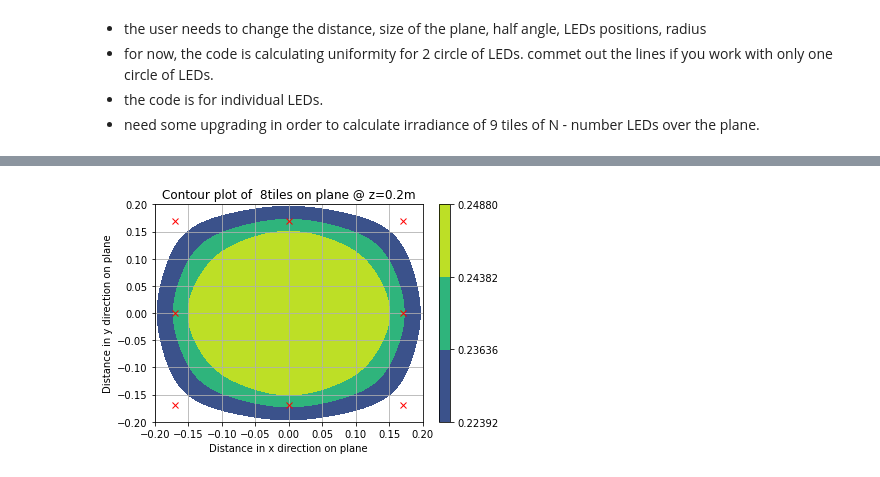
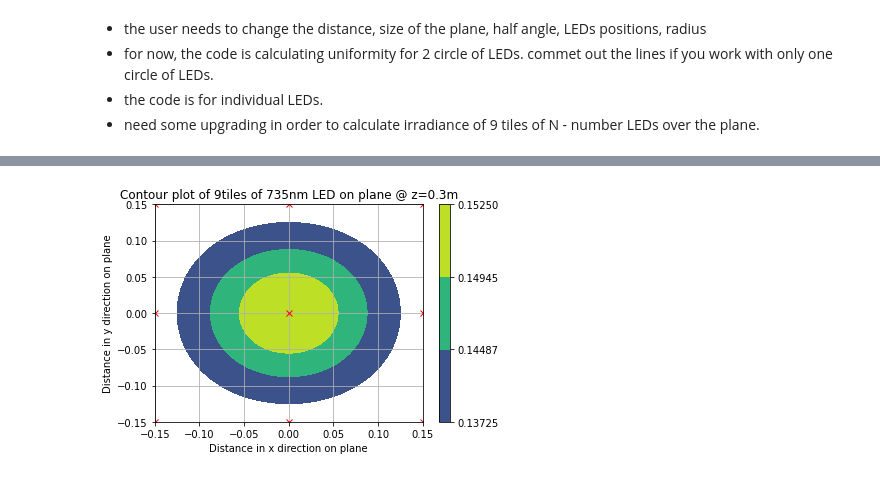
Before and after one commit to nicol2020/UV-SINTEC, a Jupyter notebook: 310lamp_square.ipynb, the cells around one changed output, grey strips where cells are left out. Drawn from its saved outputs; the diff is of its cells as text; code cells hidden in the pictures.

```diff
--- a/310lamp_square.ipynb
+++ b/310lamp_square.ipynb
@@ -20,12 +28,12 @@ from mpl_toolkits import mplot3d
 #Ben's code
 #Only use code in this cell if given the power density at a given height and need to find the initial intensity I [cd]
 
-I_zero = 0.154 #Power Density in w/m^2 at a given height h from the LED
+I_zero =  0.101 #Power Density in w/m^2 at a given height h from the LED
 h = 0.15 #height from the LED to the plane given for Power density
 I = I_zero*(h**2) #Intensity value in cd
 # %%
 #Ben's code
-z = 0.20 #Distance from LED plane to target plane in metres
+z = 0.30 #Distance from LED plane to target plane in metres
 
 
 #Comment out the next 3 lines and uncomment the line after that in order to use a given I value in cd
@@ -37,8 +45,8 @@ z = 0.20 #Distance from LED plane to target plane in metres
 hA = 60 #LED half angle in degrees,,,,,,,,,,,, 63deg half angle is written in LED's datasheet
 
 #uniformity over 30cm*30cm plane
-px = 0.40 #size of plane in x direction (m)
-py = 0.40 #size of plane in y direction (m)
+px = 0.30 #size of plane in x direction (m)
+py = 0.30 #size of plane in y direction (m)
 num = 300 #Number of points desired in each direction on the plane
 # %%
 f = 60/hA #Variable to adjust theta for different half angles
@@ -100,19 +64,16 @@ print(f"y coordinates [Y1, Y2, Y3, Y4 ...]= {ylist}")
 
 ############################## my part,  LEDs positions calculatations #####################
 #LEDs array coordinates
-
-#LEDs Coordinates of one 325 tile: (0,0), (-8.5mm, 6mm), (8.5mm, 6mm), (8.5mm,- 6mm),(-8.5mm, -6mm)
-
-
 #saving LEDs positions to xlist and ylist for calculation
 #
-#xlist = [0, 0.0085, 0.0085, -0.0085, -0.0085 ]
-#ylist = [0, 0.006, -0.006, 0.006, -0.006]
+#xlist = [0, -0.005915, 0.004915, -0.005915, 0.004915 ]
+#ylist = [0, 0.00611, 0.00611, -0.00642, -0.00642]
+#1(-5.915,6.11 );2(4.915, 6.11);UV(0,0);3(-5.915, -6.42);4(4.915, -6.42)
 
 xlist = [0]
 ylist = [0]
 
-LED_n = 8 # number of tiles
+LED_n = 9 # number of tiles
 
 
 # LEDs coordinates centered at (0,0)
@@ -137,9 +98,9 @@ ylist_88 = [] # y coordinates for 8 unit
 ylist_89 = []
 
 #below
-a= 0.17
-b= 0.17
-c = 0.17
+a= 0.15
+b= 0.15
+c = 0.15
 for i in range(len(xlist)):
   xlist_11.append(xlist[i]+c)
   ylist_11.append(ylist[i]+a)
@@ -193,8 +154,8 @@ ylist.extend(ylist_88)
 
 
 # deleting the (0,0) LED from list, commet this two lines if you work with LED positioned at (0, 0)
-del xlist[0]
-del ylist[0]
+#del xlist[0]
+#del ylist[0]
 
 #printing the LEDs positions, just for checking is every positions calulated correctly
 print(f"LEDs X coordinates (x1, x2, x3...) = {xlist}")
@@ -244,27 +205,27 @@ plt.show()
 # %%
 #Ben's code
 
 fig,ax = plt.subplots(1,1)
 #V = [0.5, 0.6, 0.7, 0.8, 0.9, 0.95, 1] #Line for putting specific contour lines in the plot
 #V = [0.9, 0.93, 0.95, 0.98, 1]
 V = [0.90*M,0.95*M, 0.98*M, M] #Array for making specific contour lines for illuminance in W/m^2
-cp = ax.contourf(x,y,E,V)
+cp = ax.contourf(x,y,E, V)
 #Code below for plotting each LED's position
 """
 for j in ylist:
     ledy = -(n-j)*d/2 +py/2
     for i in xlist:
         ledx = -(n-i)*d/2 +px/2
         plt.plot(ledx,ledy,'rx')
 """
 for ledx, ledy in zip(xlist,ylist):
   plt.plot(ledx,ledy,'rx')
 
 
 fig.colorbar(cp)
-plt.title(f"Contour plot of  {LED_n}tiles on plane @ z={z}m")
+plt.title(f"Contour plot of {LED_n}tiles of 735nm LED on plane @ z={z}m")
 plt.xlabel("Distance in x direction on plane")
 plt.ylabel("Distance in y direction on plane")
 plt.grid()
 # %% [output]
-[figure, old version]
+[figure, new version]
```
Also changed, not shown: parts of 5 cells of this notebook.
